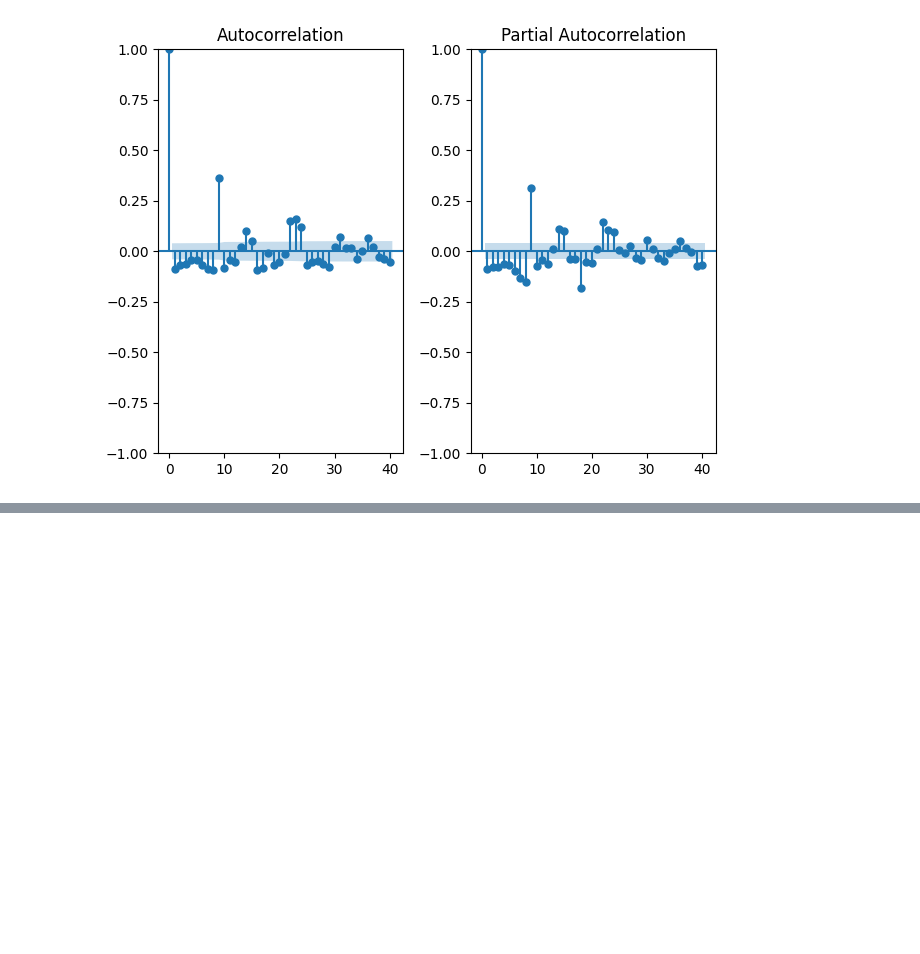
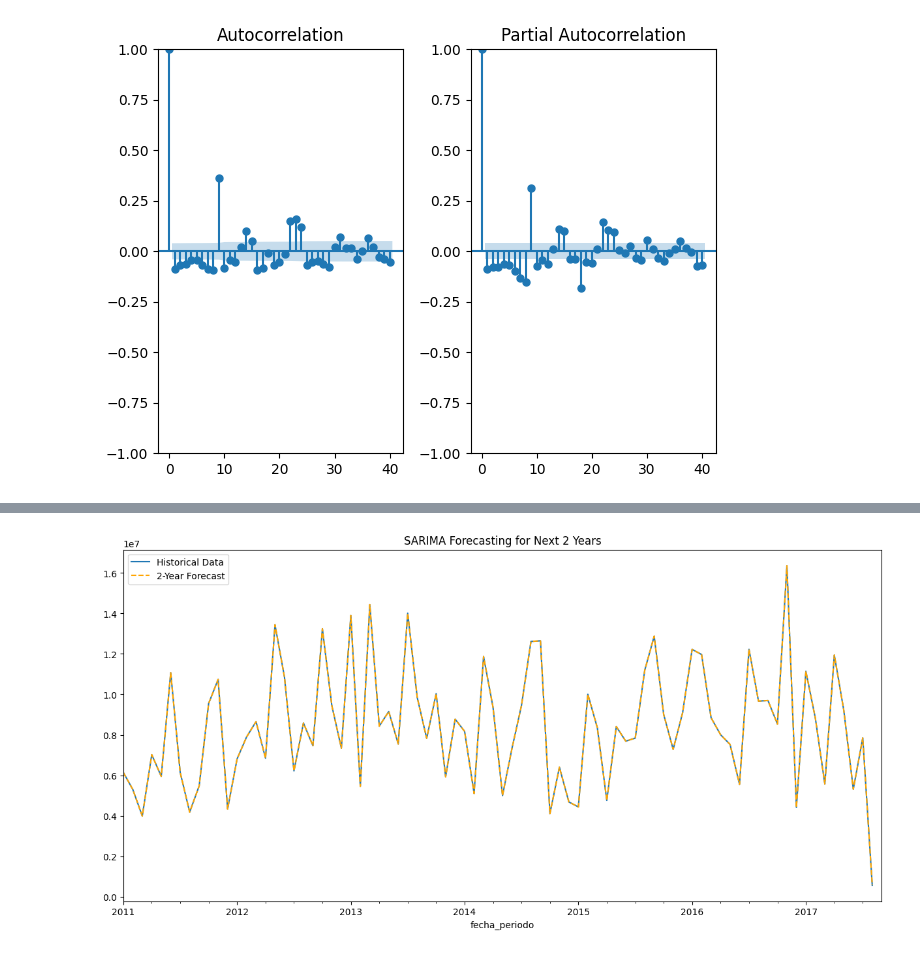
Before and after one commit to jmollan/Python_Proyecto_PUCP, a Jupyter notebook: Examen_Fin.ipynb, the cells around one changed output, grey strips where cells are left out. Saved outputs shown, nothing was run; the diff lists cells and outputs as text; code cells hidden in the pictures; blank space fills up the shorter version.

```diff
--- a/Examen_Fin.ipynb
+++ b/Examen_Fin.ipynb
@@ -346,0 +436,39 @@ plt.show()
+# %%
+import pandas as pd
+import matplotlib.pyplot as plt
+from statsmodels.tsa.statespace.sarimax import SARIMAX
+
+# Leer el archivo Excel corregido
+df_corrected = pd.read_excel("BASE DATA THE COCA COLA COMPANY.xlsx")
+
+# Convertir la columna 'fecha_periodo' a formato datetime y establecerla como índice
+df_corrected['fecha_periodo'] = pd.to_datetime(df_corrected['fecha_periodo'])
+df_corrected.set_index('fecha_periodo', inplace=True)
+
+# Agregar ventas
+df_aggregated = df_corrected['VENTAS'].resample('M').sum()
+
+# Ajustar el modelo SARIMA
+p, d, q = 1, 1, 1
+P, D, Q, S = 1, 1, 1, 12
+sarima_model = SARIMAX(df_aggregated, order=(p, d, q), seasonal_order=(P, D, Q, S))
+sarima_result = sarima_model.fit(disp=False)
+
+# Realizar predicciones futuras para los próximos 2 años (24 meses)
+forecast_period = 24
+forecast = sarima_result.get_forecast(steps=forecast_period)
+forecast_index = pd.date_range(df_aggregated.index[-1], periods=forecast_period+1, closed='right')
+forecast_series = pd.Series(forecast.predicted_mean, index=forecast_index)
+
+# Extender el DataFrame original con las predicciones futuras
+extended_index = df_aggregated.index.union(forecast_index)
+extended_series = df_aggregated.reindex(extended_index).combine_first(forecast_series)
+
+# Graficar resultados con las predicciones futuras
+plt.figure(figsize=(15, 7))
+df_aggregated.plot(label='Historical Data', legend=True)
+extended_series.plot(label='2-Year Forecast', legend=True, color='orange', linestyle='--')
+plt.title('SARIMA Forecasting for Next 2 Years')
+plt.show()
+# %% [output]
+[figure, added]
```
Also changed, not shown: parts of 8 cells of this notebook.
